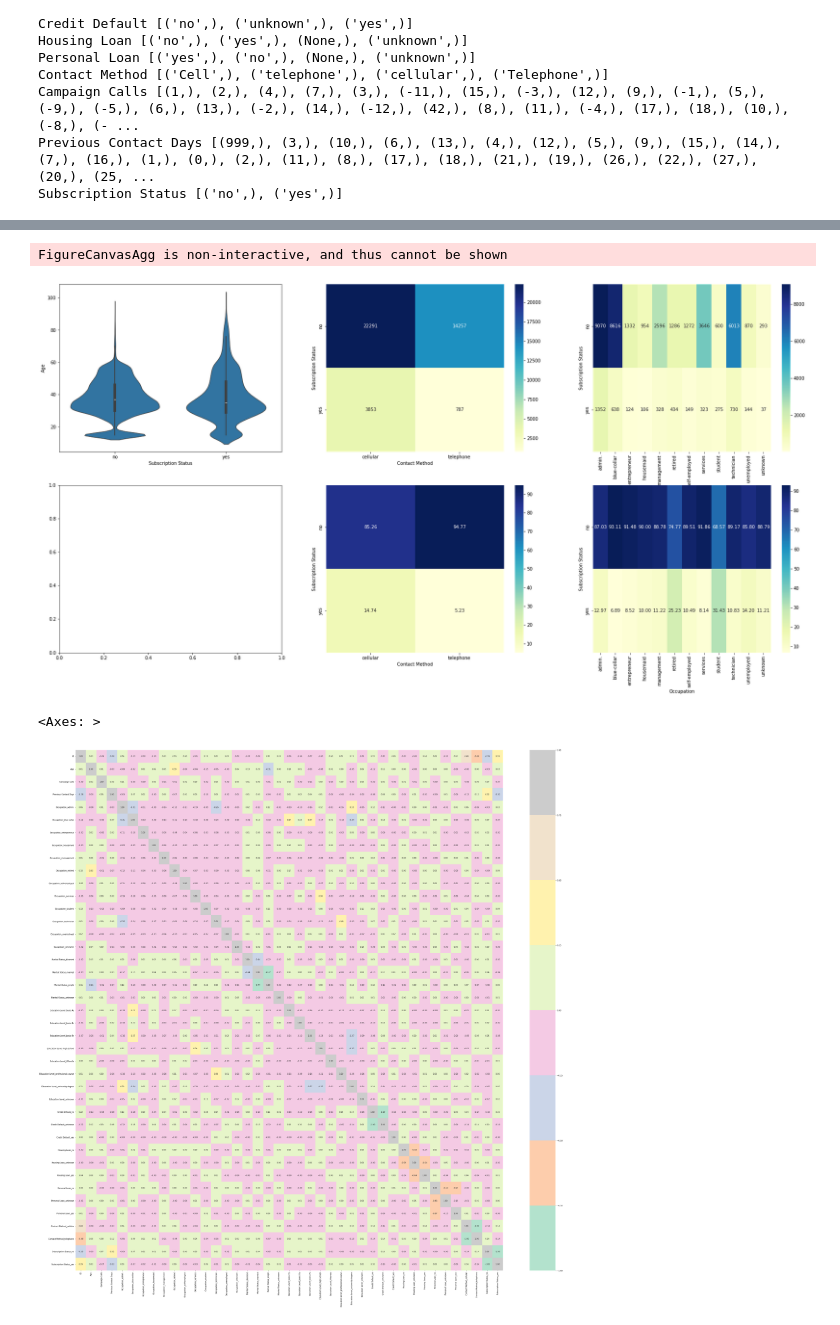
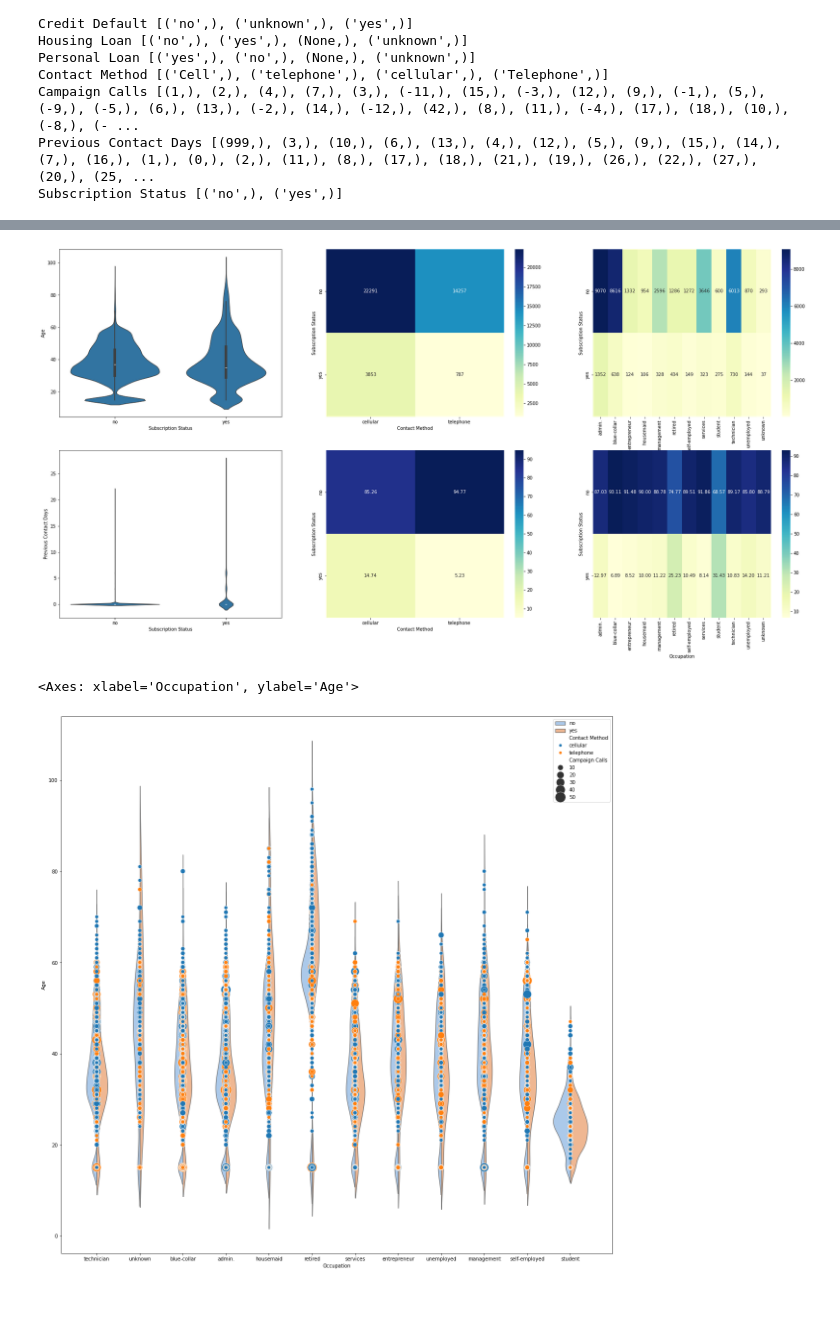
Before and after one commit to LuckyMcLucks/decisionTree, a Jupyter notebook: src/eda.ipynb, the cells around one changed output, grey strips where cells are left out. Drawn from its saved outputs; the diff is of its cells as text; code cells hidden in the pictures.

```diff
--- a/src/eda.ipynb
+++ b/src/eda.ipynb
@@ -74,6 +106,7 @@ pivot_table['telephone'] = (pivot_table['telephone']['no'] / pivot_table['teleph
 
 sns.heatmap(pivot_table, annot=True, cmap='YlGnBu', fmt='.2f',ax=ax[1][1])
 
+sns.violinplot(x = 'Subscription Status', y = 'Previous Contact Days', data = dataframe,ax=ax[1][0],density_norm= "area")
 
 
 pivot_table2 = dataframe.pivot_table(index='Subscription Status', columns='Occupation', aggfunc = 'size', fill_value=0)
@@ -86,22 +119,13 @@ sns.heatmap(pivot_table2, annot=True, cmap='YlGnBu', fmt='.2f',ax=ax[1][2])
 
 fig.show()
 # %% [output]
-FigureCanvasAgg is non-interactive, and thus cannot be shown
-[figure, old version]
+[figure, new version]
 # %%
-# Multivariate Analysis
-value_replacements = {'Cell':'cellular','Telephone':'telephone',"unknown": None}
-for row in numpy_array:
-    if row[9]< 0:
-        row[9] = -row[9]
-    row[1] = int(row[1][0:2])
-    for old,new in value_replacements.items():
-        row[row == old] = new
 
+fig, ax = plt.subplots(figsize=(20,20))
 
-test = pd.get_dummies(dataframe)
-plt.figure(figsize=(50,50))
-sns.heatmap(test.corr(), annot=True, fmt='.2f', cmap='Pastel2')
+sns.violinplot(data=dataframe, x= "Occupation", y="Age",split=True,hue="Subscription Status",palette="pastel",ax=ax,inner=None)
+sns.scatterplot(data=dataframe, x= "Occupation", y="Age",hue= "Contact Method", size= "Campaign Calls",sizes=(50,500),ax=ax)
 # %% [output]
-<Axes: >
+<Axes: xlabel='Occupation', ylabel='Age'>
-[figure, old version]
+[figure, new version]
```
Also changed, not shown: parts of 2 cells of this notebook, 2 other files.
